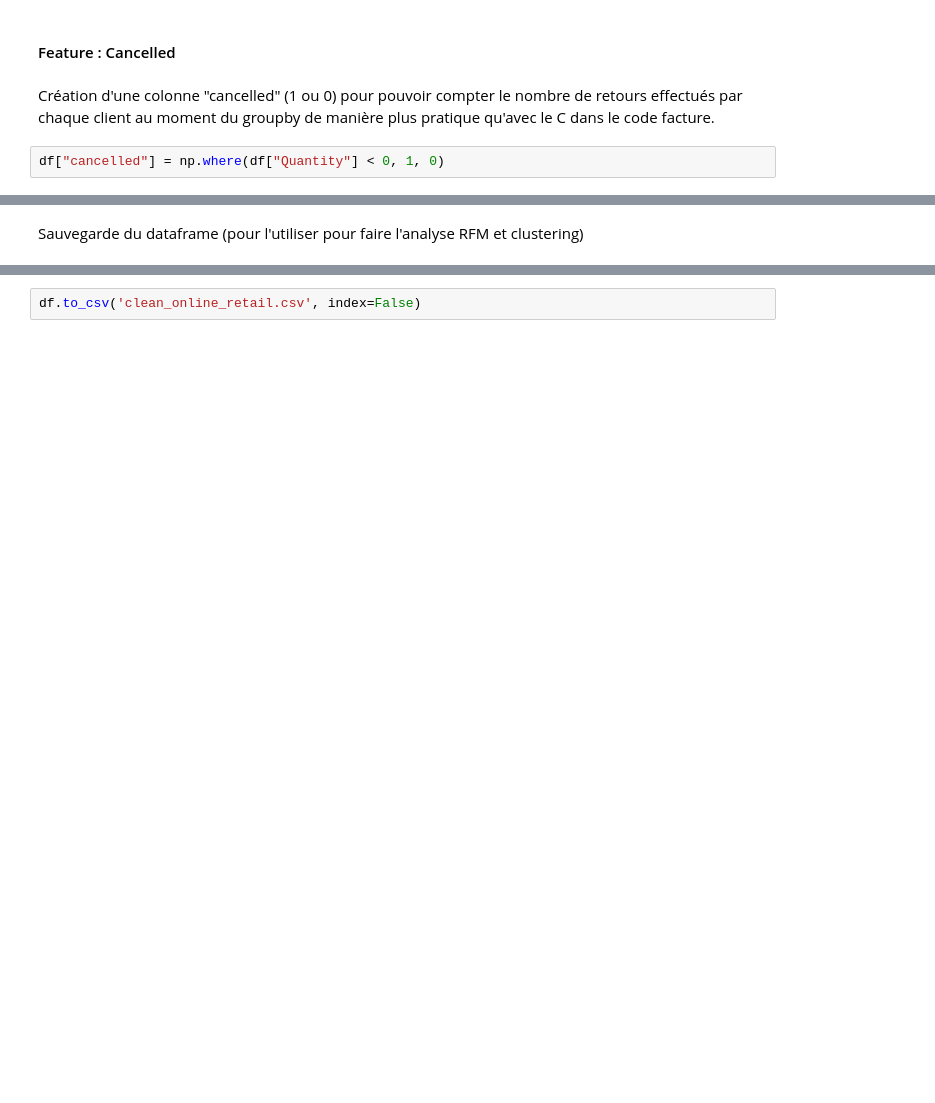
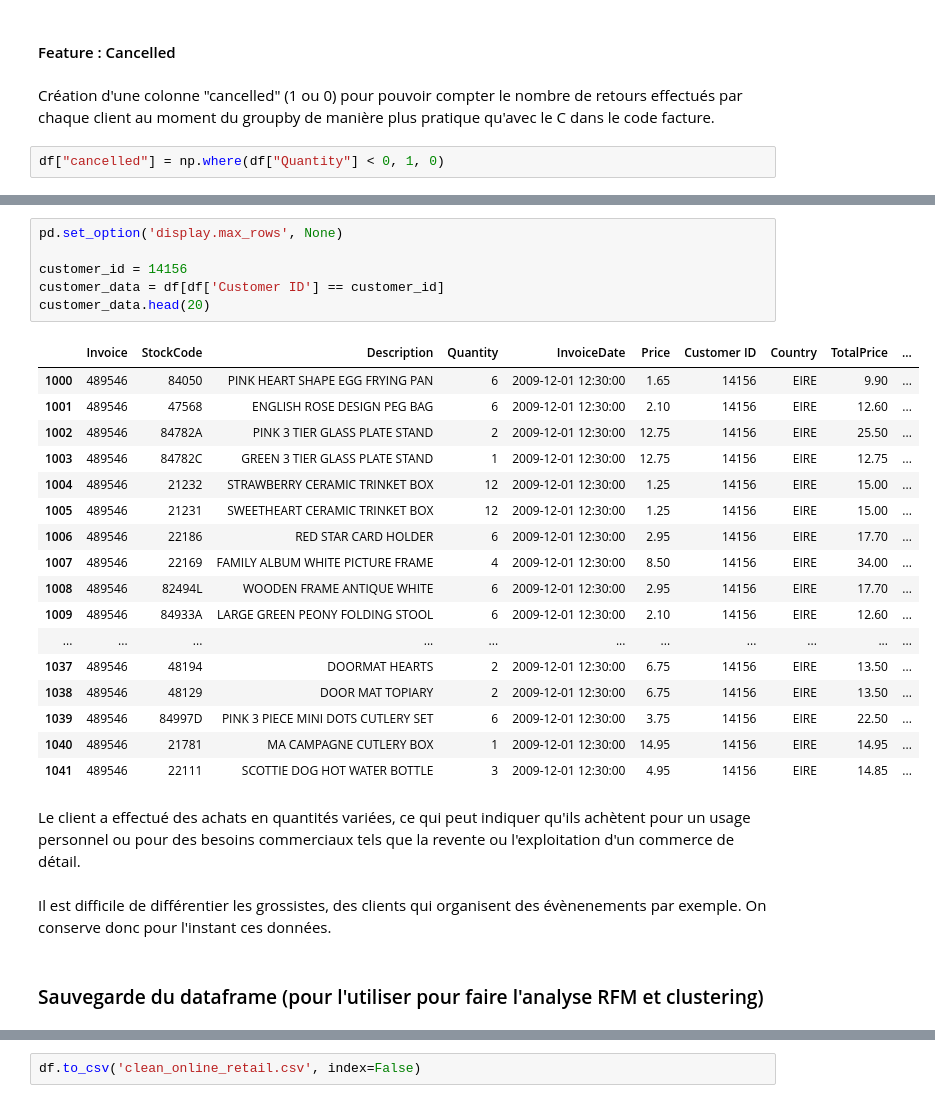
Before and after one commit to Shadume/Online_Retail-Customer_segmentation, a Jupyter notebook: nettoyage.ipynb, the cells around one changed output, grey strips where cells are left out. Saved outputs shown, nothing was run; the diff lists cells and outputs as text; blank space fills up the shorter version.

```diff
--- a/nettoyage.ipynb
+++ b/nettoyage.ipynb
@@ -241,5 +370,33 @@ df_sorted.head(100)
+# %%
+pd.set_option('display.max_rows', None)
+
+customer_id = 14156
+customer_data = df[df['Customer ID'] == customer_id]
+customer_data.head(20)
+# %% [output]
+|  | Invoice | StockCode | Description | Quantity | InvoiceDate | Price | Customer ID | Country | TotalPrice | ... |
+| 1000 | 489546 | 84050 | PINK HEART SHAPE EGG FRYING PAN | 6 | 2009-12-01 12:30:00 | 1.65 | 14156 | EIRE | 9.90 | ... |
+| 1001 | 489546 | 47568 | ENGLISH ROSE DESIGN PEG BAG | 6 | 2009-12-01 12:30:00 | 2.10 | 14156 | EIRE | 12.60 | ... |
+| 1002 | 489546 | 84782A | PINK 3 TIER GLASS PLATE STAND | 2 | 2009-12-01 12:30:00 | 12.75 | 14156 | EIRE | 25.50 | ... |
+| 1003 | 489546 | 84782C | GREEN 3 TIER GLASS PLATE STAND | 1 | 2009-12-01 12:30:00 | 12.75 | 14156 | EIRE | 12.75 | ... |
+| 1004 | 489546 | 21232 | STRAWBERRY CERAMIC TRINKET BOX | 12 | 2009-12-01 12:30:00 | 1.25 | 14156 | EIRE | 15.00 | ... |
+| 1005 | 489546 | 21231 | SWEETHEART CERAMIC TRINKET BOX | 12 | 2009-12-01 12:30:00 | 1.25 | 14156 | EIRE | 15.00 | ... |
+| 1006 | 489546 | 22186 | RED STAR CARD HOLDER | 6 | 2009-12-01 12:30:00 | 2.95 | 14156 | EIRE | 17.70 | ... |
+| 1007 | 489546 | 22169 | FAMILY ALBUM WHITE PICTURE FRAME | 4 | 2009-12-01 12:30:00 | 8.50 | 14156 | EIRE | 34.00 | ... |
+| 1008 | 489546 | 82494L | WOODEN FRAME ANTIQUE WHITE | 6 | 2009-12-01 12:30:00 | 2.95 | 14156 | EIRE | 17.70 | ... |
+| 1009 | 489546 | 84933A | LARGE GREEN PEONY FOLDING STOOL | 6 | 2009-12-01 12:30:00 | 2.10 | 14156 | EIRE | 12.60 | ... |
+| ... | ... | ... | ... | ... | ... | ... | ... | ... | ... | ... |
+| 1037 | 489546 | 48194 | DOORMAT HEARTS | 2 | 2009-12-01 12:30:00 | 6.75 | 14156 | EIRE | 13.50 | ... |
+| 1038 | 489546 | 48129 | DOOR MAT TOPIARY | 2 | 2009-12-01 12:30:00 | 6.75 | 14156 | EIRE | 13.50 | ... |
+| 1039 | 489546 | 84997D | PINK 3 PIECE MINI DOTS CUTLERY SET | 6 | 2009-12-01 12:30:00 | 3.75 | 14156 | EIRE | 22.50 | ... |
+| 1040 | 489546 | 21781 | MA CAMPAGNE CUTLERY BOX | 1 | 2009-12-01 12:30:00 | 14.95 | 14156 | EIRE | 14.95 | ... |
+| 1041 | 489546 | 22111 | SCOTTIE DOG HOT WATER BOTTLE | 3 | 2009-12-01 12:30:00 | 4.95 | 14156 | EIRE | 14.85 | ... |
+# %% [markdown]
+Le client a effectué des achats en quantités variées, ce qui peut indiquer qu'ils achètent pour un usage personnel ou pour des besoins commerciaux tels que la revente ou l'exploitation d'un commerce de détail.
+# %% [markdown]
+Il est difficile de différentier les grossistes, des clients qui organisent des évènenements par exemple. On conserve donc pour l'instant ces données.
 # %% [markdown]
-Sauvegarde du dataframe (pour l'utiliser pour faire l'analyse RFM et clustering)
+### Sauvegarde du dataframe (pour l'utiliser pour faire l'analyse RFM et clustering)
 # %%
 df.info()
 # %% [output]
```
Also changed, not shown: parts of 13 cells of this notebook, 4 other files.
